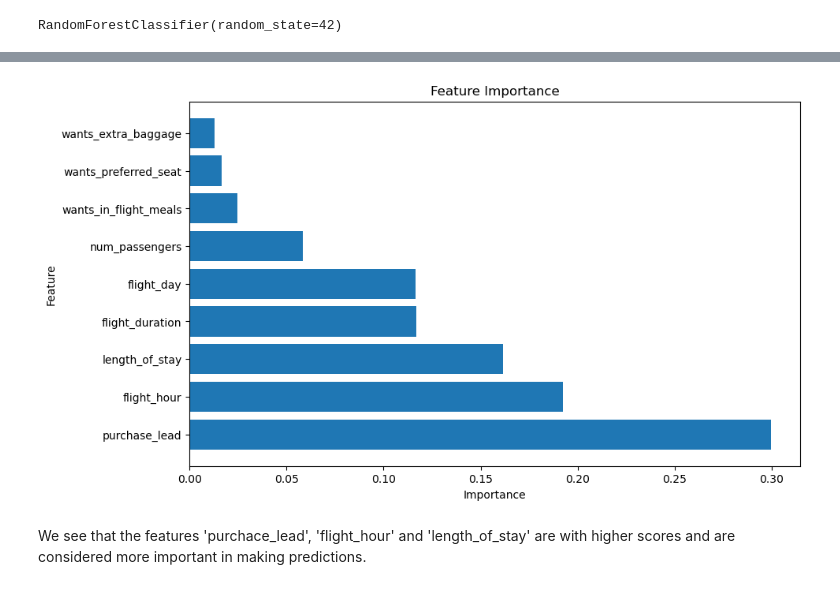
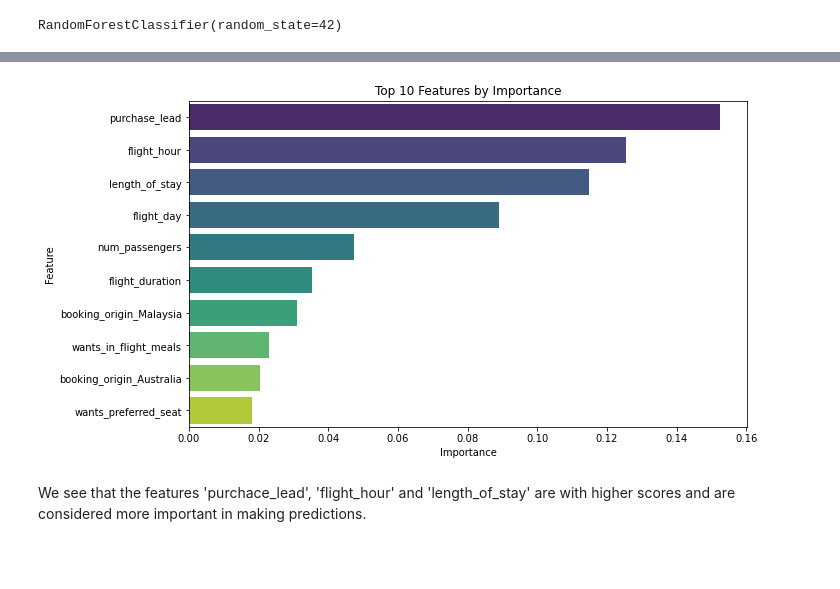
Before and after one commit to kachiann/British-Airways-Data-Science-Forage, a Jupyter notebook: TaskTwo_final.ipynb, the cells around one changed output, grey strips where cells are left out. Saved outputs shown, nothing was run; the diff lists cells and outputs as text; code cells hidden in the pictures; blank space fills up the shorter version.

```diff
--- a/TaskTwo_final.ipynb
+++ b/TaskTwo_final.ipynb
@@ -229,6 +438,9 @@ The training set is used to train the model, the validation set is used for tuni
 
 In this project, we're using the `train_test_split` function from the sklearn.model_selection module to perform the dataset splitting. You can adjust the test_size parameter to control the size of the validation and test sets. The random_state parameter is set to ensure reproducibility of the splits.
 # %%
-# Define your features (X) and target (y)
-X = numeric_data.drop("booking_complete", axis=1)
-y = numeric_data["booking_complete"]
+# Separate the input and output variables
+X = df.drop(["booking_complete"], axis=1)
+y = df["booking_complete"]
+# %%
+# encoding the categorical variables
+X = pd.get_dummies(X, drop_first=True)
@@ -236,8 +457,10 @@ y = numeric_data["booking_complete"]
 # Split the data into training, validation, and test sets
 from sklearn.model_selection import train_test_split
 
-X_train, X_temp, y_train, y_temp = train_test_split(X, y, test_size=0.3, random_state=42)
-X_val, X_test, y_val, y_test = train_test_split(X_temp, y_temp, test_size=0.5, random_state=42)
+# splitting data into train and test sets
+X_train, X_test, y_train, y_test = train_test_split(
+    X, y, test_size=0.3, random_state=42
+)
 # %% [markdown]
 #### Train the Random Forest Model
 # %%
@@ -278,14 +632,17 @@ importance_df = importance_df.sort_values(by="Importance", ascending=False)
+# %%
+# Select the top 10 features
+top_10_features = importance_df.head(10)
 # %%
 # Visualization
 # Plot feature importances using a bar chat
 plt.figure(figsize=(10, 6))
-plt.barh(importance_df["Feature"], importance_df["Importance"])
-plt.xlabel("Importance")
-plt.ylabel("Feature")
-plt.title("Feature Importance")
+sns.barplot(x="Importance", y="Feature", data=top_10_features, palette="viridis")
+plt.title('Top 10 Features by Importance')
+plt.xlabel('Importance')
+plt.ylabel('Feature')
 plt.show()
 # %% [output]
-[figure, old version]
+[figure, new version]
 # %% [markdown]
 We see that the features 'purchace_lead', 'flight_hour' and 'length_of_stay' are with higher scores and are considered more important in making predictions.
 # %% [markdown]
```
Also changed, not shown: parts of 73 cells of this notebook.
